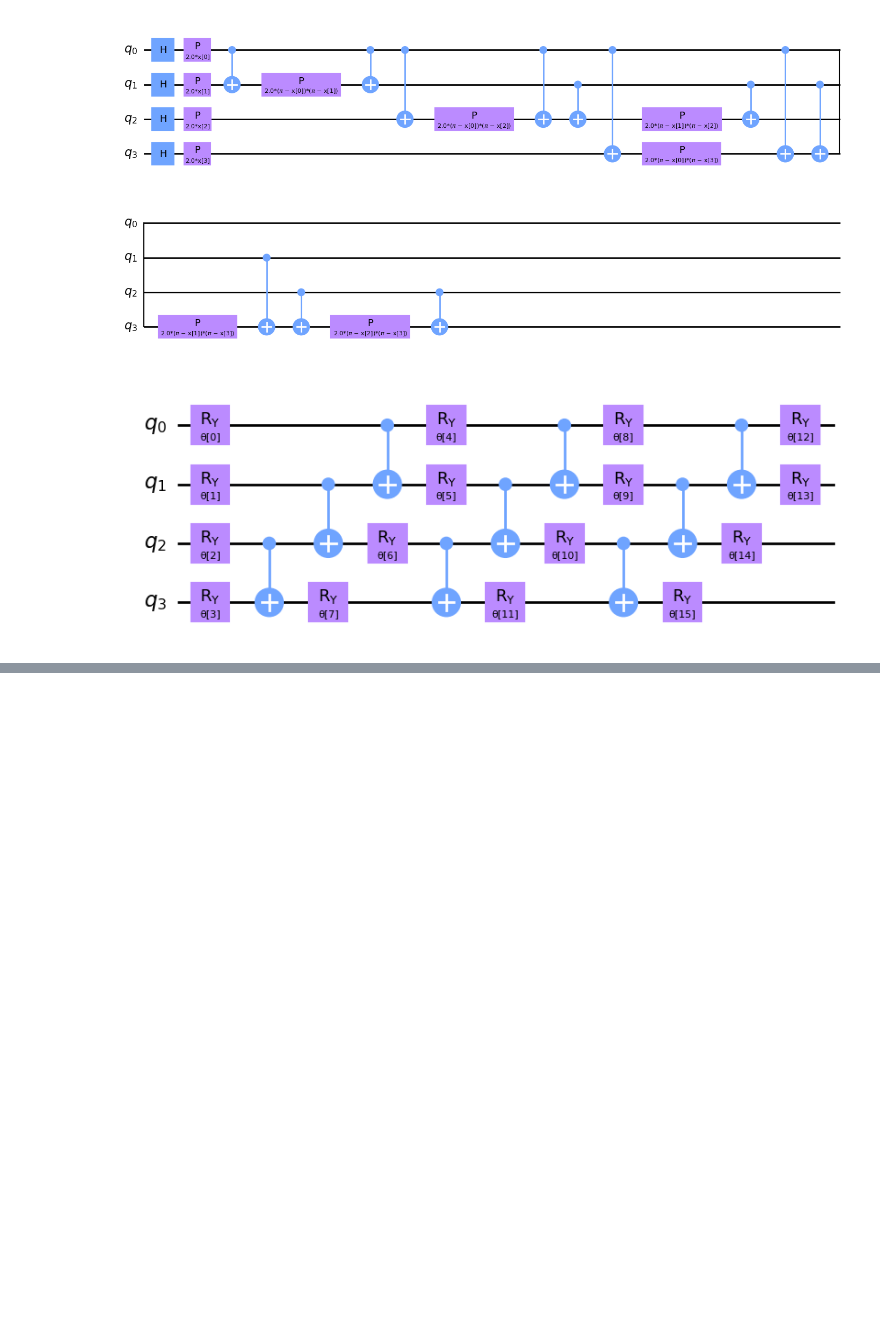
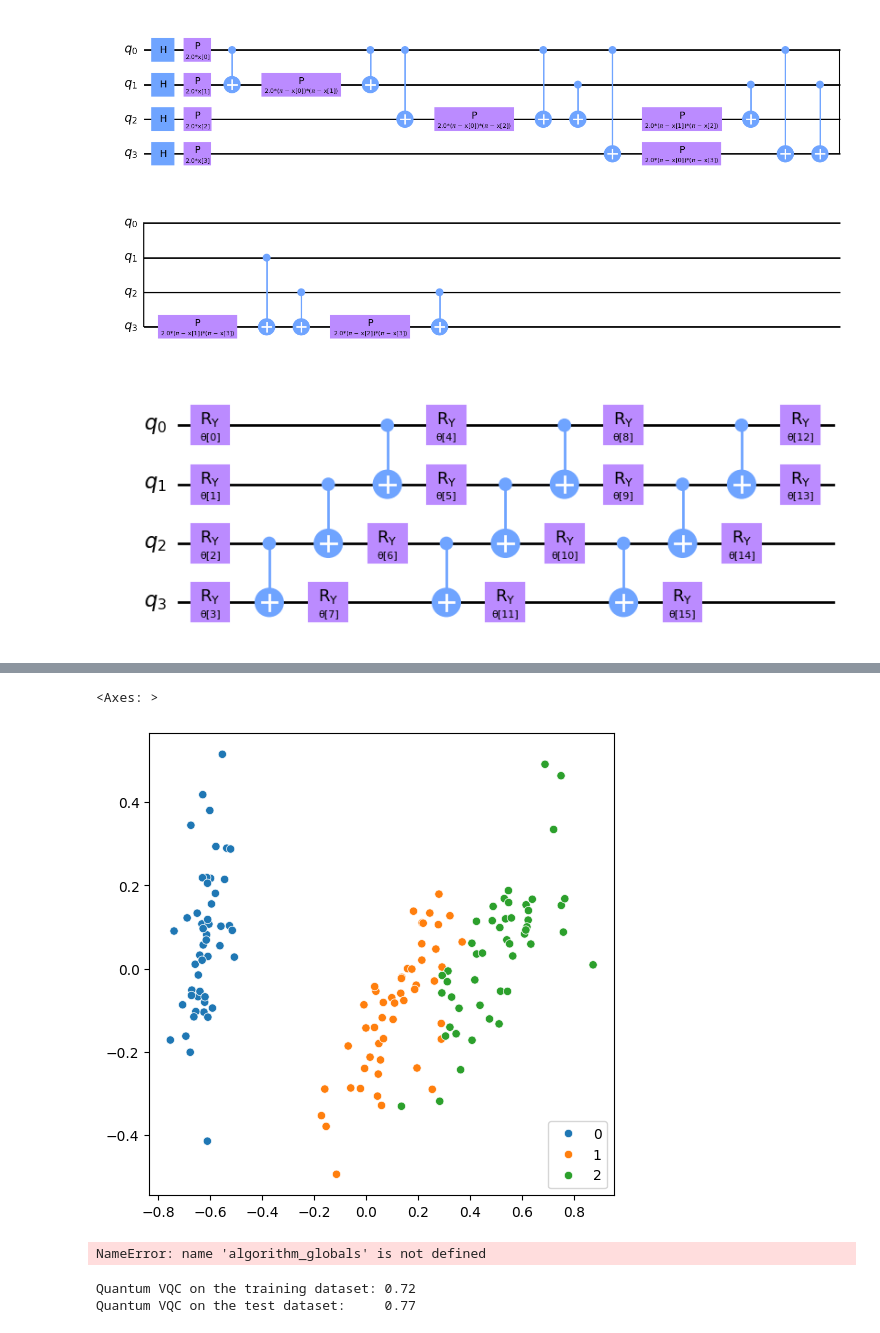
Before and after one commit to MysticKrameNine/Quantum_Intrusion_Detection, a Jupyter notebook: QML_exploring_data_analysis.ipynb, the cells around one changed output, grey strips where cells are left out. Cells and saved outputs as stored; diff of their text form; code cells hidden in the pictures; blank space fills up the shorter version.

```diff
--- a/QML_exploring_data_analysis.ipynb
+++ b/QML_exploring_data_analysis.ipynb
@@ -142,0 +143,33 @@ Training time: 20651 seconds
+# %%
+from sklearn.decomposition import PCA
+
+features = PCA(n_components=2).fit_transform(features)
+
+plt.rcParams["figure.figsize"] = (6, 6)
+sns.scatterplot(x=features[:, 0], y=features[:, 1], hue=labels, palette="tab10")
+# %% [output]
+<Axes: >
+[figure, added]
+# %%
+train_features, test_features, train_labels, test_labels = train_test_split(
+    features, labels, train_size=0.8, random_state=algorithm_globals.random_seed
+)
+
+svc.fit(train_features, train_labels)
+
+train_score_c2 = svc.score(train_features, train_labels)
+test_score_c2 = svc.score(test_features, test_labels)
+
+print(f"Classical SVC on the training dataset: {train_score_c2:.2f}")
+print(f"Classical SVC on the test dataset:     {test_score_c2:.2f}")
+# %% [output]
+NameError: name 'algorithm_globals' is not defined
+# %%
+train_score_q4 = vqc.score(train_features, train_labels)
+test_score_q4 = vqc.score(test_features, test_labels)
+
+print(f"Quantum VQC on the training dataset: {train_score_q4:.2f}")
+print(f"Quantum VQC on the test dataset:     {test_score_q4:.2f}")
+# %% [output]
+Quantum VQC on the training dataset: 0.72
+Quantum VQC on the test dataset:     0.77
```
Also changed, not shown: parts of 4 cells of this notebook.
